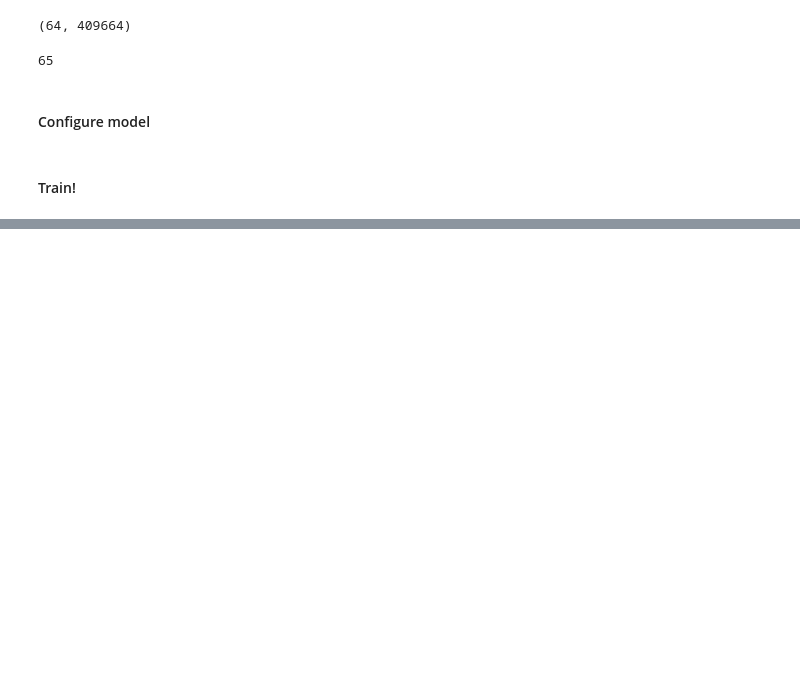
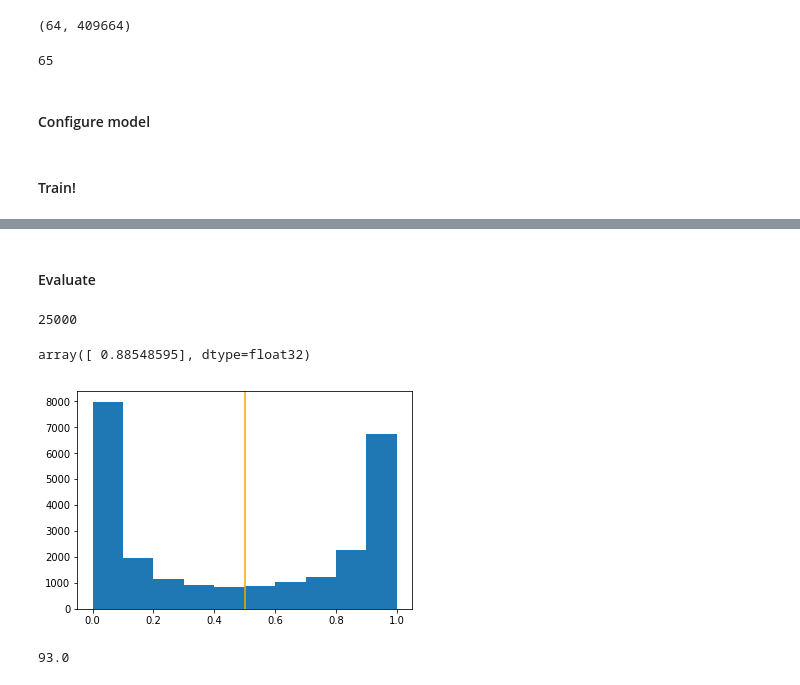
Before and after one commit to the-deep-learners/TensorFlow-LiveLessons, a Jupyter notebook: notebooks/dense_sentiment_classifier.ipynb, the cells around one changed output, grey strips where cells are left out. Saved outputs shown, nothing was run; the diff lists cells and outputs as text; code cells hidden in the pictures; blank space fills up the shorter version.

```diff
--- a/notebooks/dense_sentiment_classifier.ipynb
+++ b/notebooks/dense_sentiment_classifier.ipynb
@@ -229,3 +238,5 @@ n_dense + 1
 #### Configure model
 # %%
 model.compile(loss='binary_crossentropy', optimizer='adam', metrics=['accuracy'])
+# %%
+modelcheckpoint = ModelCheckpoint(filepath=output_dir+"/weights.{epoch:02d}.hdf5")
@@ -233,7 +247,7 @@ model.compile(loss='binary_crossentropy', optimizer='adam', metrics=['accuracy']
 #### Train!
 # %%
 # 84.7% validation accuracy in epoch 2
-model.fit(x_train, y_train, batch_size=batch_size, epochs=epochs, verbose=1, validation_data=(x_valid, y_valid))
+model.fit(x_train, y_train, batch_size=batch_size, epochs=epochs, verbose=1, validation_data=(x_valid, y_valid), callbacks=[modelcheckpoint])
 # %% [output]
 Train on 25000 samples, validate on 25000 samples
 Epoch 1/4
@@ -247 +261,24 @@ Epoch 4/4
 <keras.callbacks.History at 0x...>
+# %% [markdown]
+#### Evaluate
+# %%
+model.load_weights(output_dir+"/weights.01.hdf5") # zero-indexed
+# %%
+y_hat = model.predict_proba(x_valid)
+# %%
+len(y_hat)
+# %% [output]
+25000
+# %%
+y_hat[0]
+# %% [output]
+array([ 0.88548595], dtype=float32)
+# %%
+plt.hist(y_hat)
+_ = plt.axvline(x=0.5, color='orange')
+# %% [output]
+[figure, added]
+# %%
+round(roc_auc_score(y_valid, y_hat)*100.0)
+# %% [output]
+93.0
```
Also changed, not shown: parts of 14 cells of this notebook, 5 other files.
